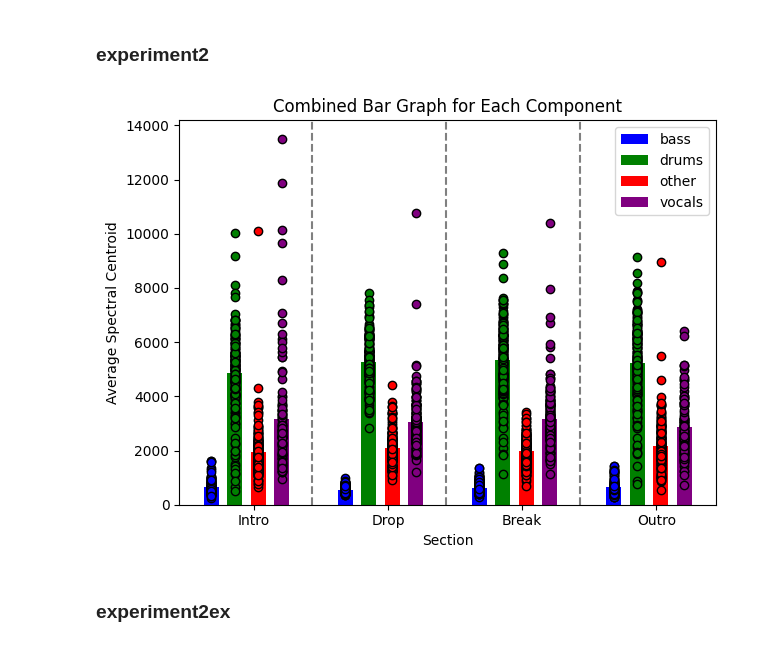
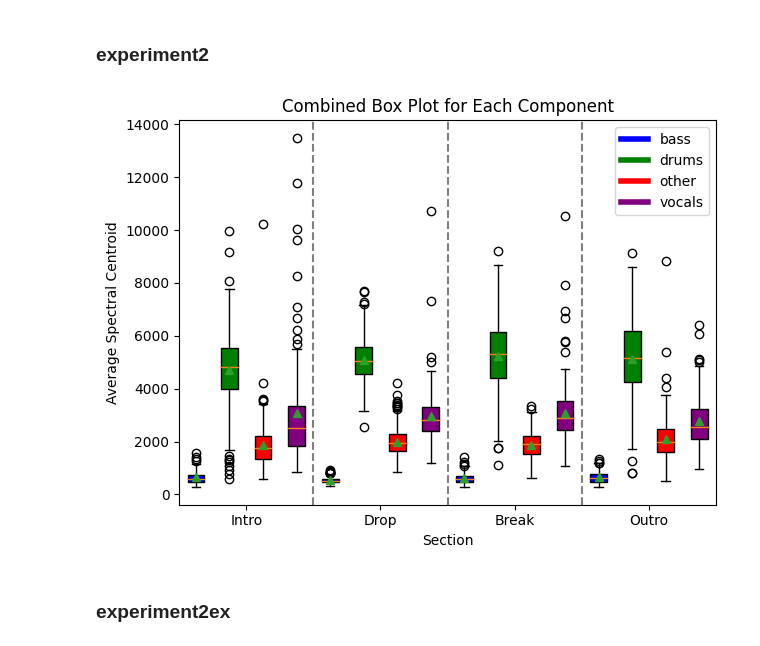
Before and after one commit to kitaharalab/analyze-housemusic-structure, a Jupyter notebook: notebook/experiments.ipynb, the cells around one changed output. Saved outputs shown, nothing was run; the diff lists cells and outputs as text; code cells hidden in the pictures.

```diff
--- a/notebook/experiments.ipynb
+++ b/notebook/experiments.ipynb
@@ -704,9 +711,16 @@ if __name__ == "__main__":
 # %% [markdown]
 ### experiment2
 # %%
-def calculate_section_averages(sections, spectral_centroid, sr, times):
+def get_spectral_centroid(audio_file: str) -> Tuple[np.ndarray, float, np.ndarray]:
+    y, sr = librosa.load(audio_file, sr=None)
+    spectral_centroid = librosa.feature.spectral_centroid(y=y, sr=sr)
+    times = librosa.times_like(spectral_centroid, sr=sr)
+    return spectral_centroid, sr, times
+
+def calculate_filtered_section_averages(sections, feature_values, sr, times, audio_path, rms_threshold=0.01):
+    y, _ = librosa.load(audio_path, sr=None)
     section_averages = {'intro': [], 'drop': [], 'break': [], 'outro': []}
-    spectral_centroid = spectral_centroid.flatten()
+    feature_values = feature_values.flatten()
 
     for section in sections:
         label = section['label']
@@ -714,36 +728,10 @@ def calculate_section_averages(sections, spectral_centroid, sr, times):
             start_index = np.argmax(times >= section['start'])
             end_index = np.argmax(times >= section['end'])
             if end_index == 0:
-                end_index = len(spectral_centroid)
-
-            section_centroid = spectral_centroid[start_index:end_index]
-            if len(section_centroid) > 0:
-                section_average = section_centroid.mean()
-                section_averages[label].append(section_average)
-
-    for label in section_averages:
-        if section_averages[label]:
-            section_averages[label] = sum(section_averages[label]) / len(section_averages[label])
-        else:
-            section_averages[label] = None
-
-    return section_averages
-
-def calculate_filtered_section_averages(sections, spectral_centroid, sr, times, audio_path, rms_threshold=0.01):
-    y, _ = librosa.load(audio_path, sr=None)
-    section_averages = {'intro': [], 'drop': [], 'break': [], 'outro': []}
-    spectral_centroid = spectral_centroid.flatten()
-
-    for section in sections:
-        label = section['label']
-        if label in section_averages:
-            start_index = np.argmax(times >= section['start'])
-            end_index = np.argmax(times >= section['end'])
-            if end_index == 0:
-                end_index = len(spectral_centroid)
+                end_index = len(feature_values)
 
             valid_indices = filter_by_rms(y, sr, start_index, end_index, rms_threshold)
-            filtered_centroid = spectral_centroid[start_index:end_index][valid_indices]
+            filtered_centroid = feature_values[start_index:end_index][valid_indices]
 
             if len(filtered_centroid) > 0:
                 section_average = filtered_centroid.mean()
@@ -870,6 +858,7 @@ def plot_combined_violin_plot(component_averages, components):
     plt.tight_layout()
     plt.show()
 
+"""
 def plot_rms(audio_path, threshold=0.01, title=""):
     y, sr = librosa.load(audio_path, sr=None)
     rms = librosa.feature.rms(y=y)[0]
@@ -884,22 +873,23 @@ def plot_rms(audio_path, threshold=0.01, title=""):
     plt.ylabel('RMS')
     plt.legend()
     plt.show()
+"""
 
-def process_files(json_directory, song_directory, freq, allin1, component_averages, components):
+def process_files(json_directory, song_directory, allin1, component_averages, components):
     for root, dirs, files in tqdm(os.walk(json_directory), desc="Processing files"):
-        for file in tqdm(files, desc="Processing file", leave=False):
+        for file in tqdm(files, desc="Overall Progress", leave=False):
             if file.endswith(".json"):
                 json_path = os.path.join(root, file)
-                process_file(json_path, song_directory, freq, component_averages, allin1, components)
+                process_file(json_path, song_directory, component_averages, allin1, components)
 
-def process_file(json_path, song_directory, freq, component_averages, allin1, components):
+def process_file(json_path, song_directory, component_averages, allin1, components):
     section_data = allin1.load_section_data(json_path)
     song_name = os.path.splitext(os.path.basename(json_path))[0]
 
     for component in components:
         file_path = os.path.join(song_directory, song_name, f"{component}.mp3")
         if os.path.exists(file_path):
-            spectral_centroid, sr, times = freq.get_spectral_centroid(file_path)
+            spectral_centroid, sr, times = get_spectral_centroid(file_path)
             section_averages = calculate_filtered_section_averages(
                 section_data['segments'], spectral_centroid, sr, times, file_path)
 
@@ -910,47 +900,35 @@ def process_file(json_path, song_directory, freq, component_averages, allin1, co
 def main(process_mode):
     song_directory = PROD_SONG_DIRECTORY
     json_directory = PROD_JSON_DIRECTORY
     demucs_directory = PROD_DEMUCS_DIRECTORY
-    freq = Frequency()
     allin1 = Allin1()
 
     components = ['bass', 'drums', 'other', 'vocals']
     component_averages = {component: {'intro': [], 'drop': [], 'break': [], 'outro': []} for component in components}
 
-    """
-    for root, dirs, files in os.walk(json_directory):
-        for file in files:
-            if file.endswith(".json"):
-                song_name = os.path.splitext(file)[0]
-                for component in components:
-                    file_path = os.path.join(demucs_directory, song_name, f"{component}.mp3")
-                    if os.path.exists(file_path):
-                        plot_rms(file_path, title=f"{song_name} - {component.capitalize()} RMS Plot")
-    """
-
-    process_files(json_directory, demucs_directory, freq, allin1, component_averages, components)
+    process_files(json_directory, demucs_directory, allin1, component_averages, components)
 
     if process_mode == 'bar':
         for component in components:
             plot_bar_graph(component_averages[component], f"Bar Graph for {component.capitalize()}")
     elif process_mode == 'combined_bar':
         plot_combined_bar_graph(component_averages, components)
     elif process_mode == 'box':
         for component in components:
             plot_box_plot(component_averages[component], f"Box Plot for {component.capitalize()}")
     elif process_mode == 'combined_box':
         plot_combined_box_plot(component_averages, components)
     elif process_mode == 'violin':
         for component in components:
             plot_violin_plot(component_averages[component], f"Violin Plot for {component.capitalize()}")
     elif process_mode == 'combined_violin':
         plot_combined_violin_plot(component_averages, components)
 
 
 if __name__ == "__main__":
-    process_mode = 'combined_bar'  # 'bar' | 'combined_bar' | 'box' | 'combined_box' | 'violin' | 'combined_violin' | 'rms_plot'
+    process_mode = 'combined_box'  # 'bar' | 'combined_bar' | 'box' | 'combined_box' | 'violin' | 'combined_violin' | 'rms_plot'
     main(process_mode)
 # %% [output]
-[figure, old version]
+[figure, new version]
 # %% [markdown]
 ### experiment2ex
```
Also changed, not shown: parts of 10 cells of this notebook.
